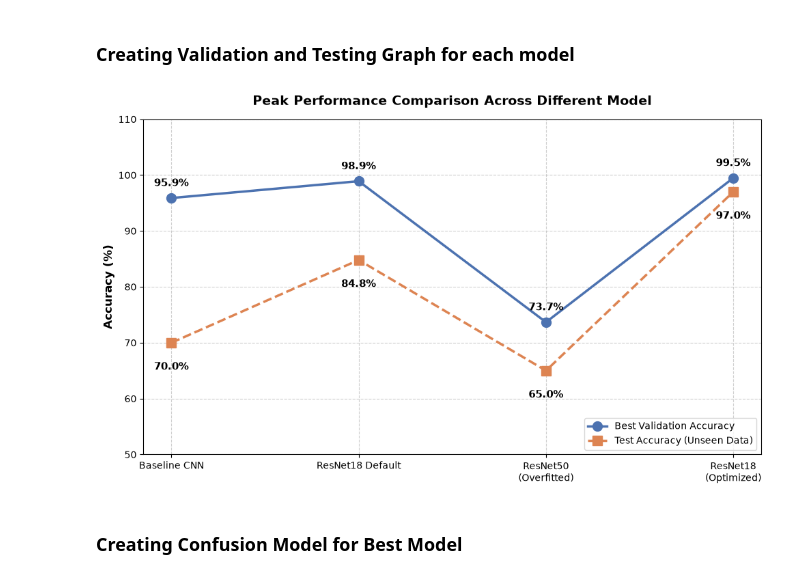
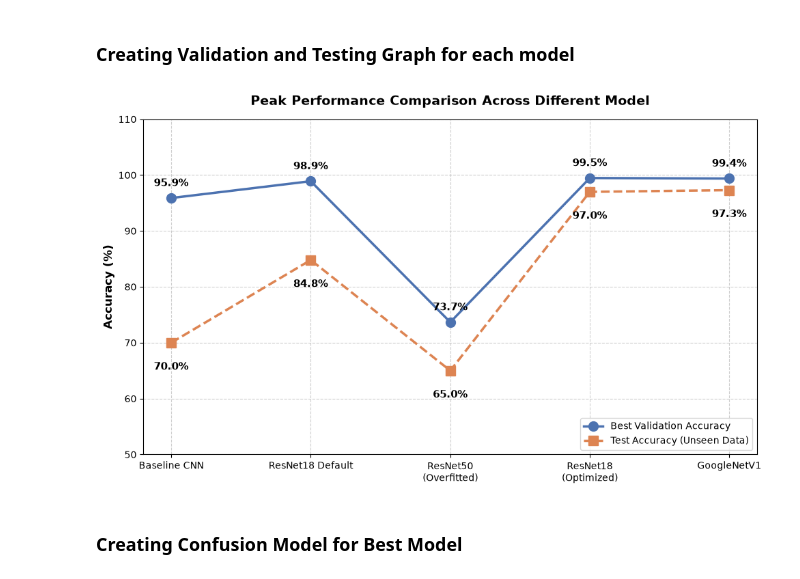
Before and after one commit to AjBhIn/enge707_kaggleproject, a Jupyter notebook: creatingdiagram.ipynb, the cells around one changed output. Drawn from its saved outputs; the diff is of its cells as text; code cells hidden in the pictures.

Commit message:
Updated the Testing and Validation Graph and Tested out the google net model

```diff
--- a/creatingdiagram.ipynb
+++ b/creatingdiagram.ipynb
@@ -87,12 +87,12 @@ import numpy as np
 
 def plot_best_scores():
     # Model names
-    models = ['Baseline CNN', 'ResNet18 Default', 'ResNet50\n(Overfitted)', 'ResNet18\n(Optimized)']
+    models = ['Baseline CNN', 'ResNet18 Default', 'ResNet50\n(Overfitted)', 'ResNet18\n(Optimized)', 'GoogleNetV1']
 
     # Highest recorded Validation and Test scores (in percentages)
     # Note: Baseline test is approx 70%, ResNet50 is lower than baseline (~65%)
-    val_scores = [95.89, 98.9, 73.67, 99.47]
-    test_scores = [70.00, 84.80, 65.00, 97.00]
+    val_scores = [95.89, 98.9, 73.67, 99.47, 99.38]
+    test_scores = [70.00, 84.80, 65.00, 97.00, 97.30]
 
     x = np.arange(len(models))  # Label locations
     width = 0.35  # Bar width
@@ -107,34 +107,34 @@ def plot_best_scores():
 
     # Formatting and labels
     ax.set_ylabel('Accuracy (%)', fontsize=12, weight='bold')
     ax.set_title('Peak Performance Comparison Across Different Model', fontsize=14, weight='bold', pad=15)
     ax.set_ylim(50, 110) # Set limits to give breathing room for annotations
     ax.legend(loc='lower right')
 
     # Function to attach a text label next to each point
     def add_labels(x_data, y_data, offset):
         for i in range(len(x_data)):
             ax.annotate(f'{y_data[i]:.1f}%',
                         xy=(i, y_data[i]),
                         xytext=(0, offset),  # Vertical offset
                         textcoords="offset points",
                         ha='center', va='bottom' if offset > 0 else 'top',
                         fontsize=11, weight='bold')
 
     # Apply the labels (Validation slightly above the dot, Test slightly below)
     add_labels(models, test_scores, -20)
     add_labels(models, val_scores, 10)
 
     # Clean up the background
     ax.grid(True, linestyle='--', alpha=0.6)
 
     plt.tight_layout()
     plt.savefig('peak_performance_scatter_line.png', dpi=300, bbox_inches='tight')
     plt.show()
 
 plot_best_scores()
 # %% [output]
-[figure, old version]
+[figure, new version]
 # %% [markdown]
 ### Creating Confusion Model for Best Model
 # %%
```
Also changed, not shown: 4 other files.
